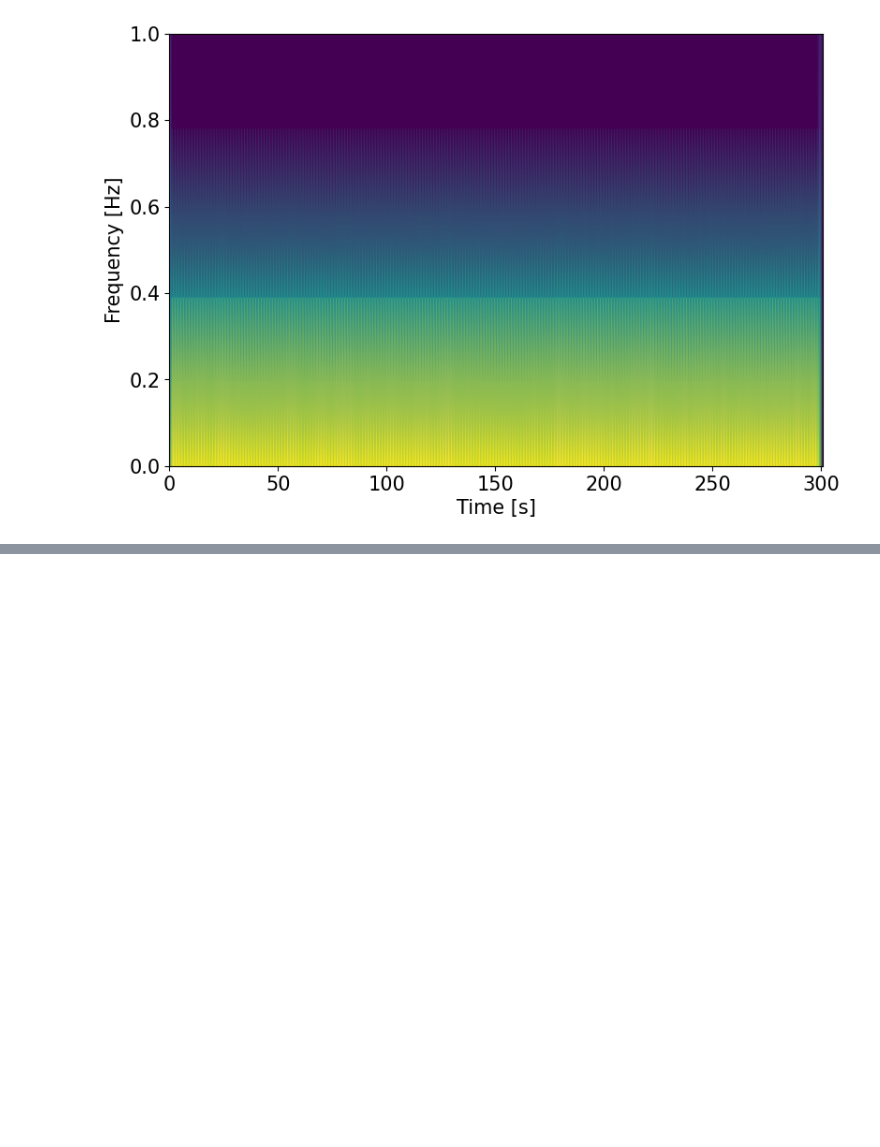
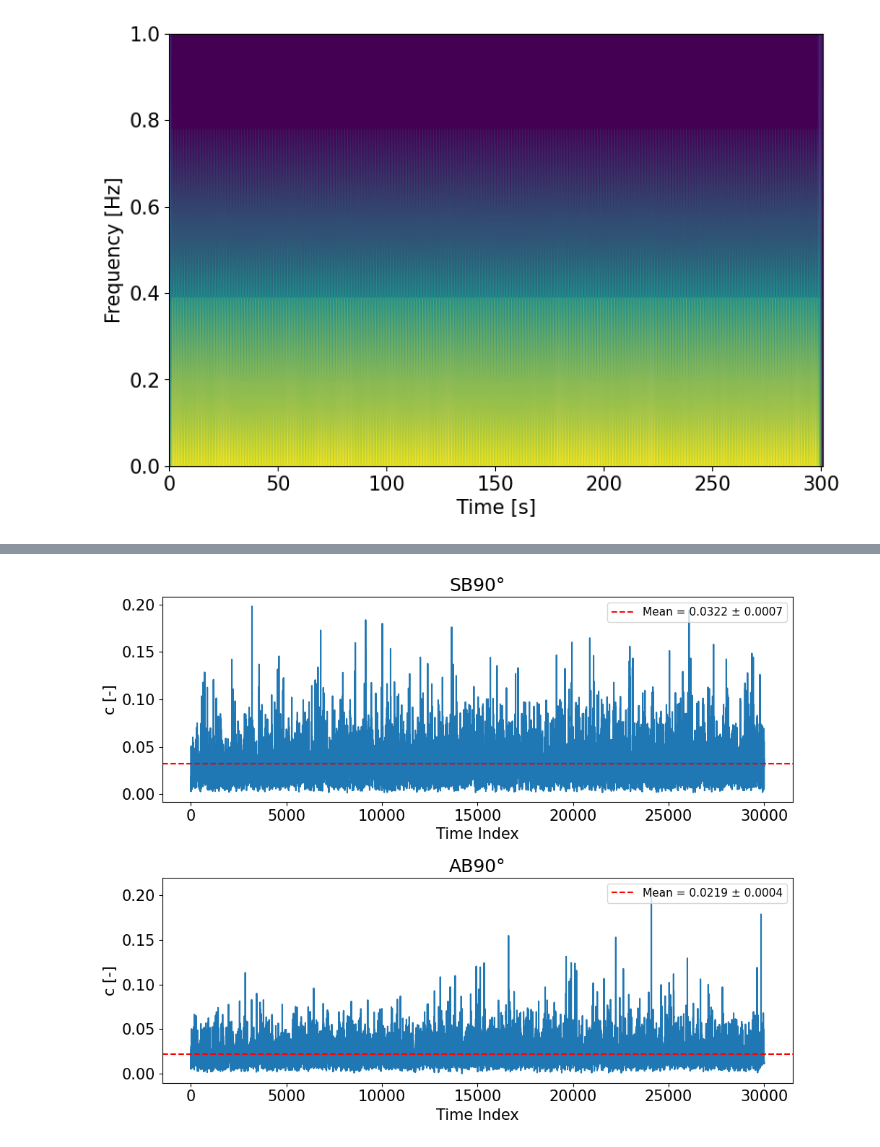
Before and after one commit to noradoralaexploradora/windtunnelsofware, a Jupyter notebook: DataAnalysis.ipynb, the cells around one changed output, grey strips where cells are left out. Cells and saved outputs as stored; diff of their text form; code cells hidden in the pictures; blank space fills up the shorter version.

```diff
--- a/DataAnalysis.ipynb
+++ b/DataAnalysis.ipynb
@@ -540,3 +599,35 @@ deviation: 1.85 %
 # %%
-for file in files:
-    plt.plot(conc_ts[name][file])
+def plot_timeseries_with_mean(ax, ts_data, color="tab:blue", mean_color="red",uncertainty_percent = 2.03):
+    title = ts_data.config_name
+    series = ts_data.c_star
+    mean_val = float(np.mean(series))
+    #std_val = np.std(series)
+    #p95_val = np.percentile(series, 95)
+
+    abs_error = mean_val * (uncertainty_percent / 100)
+    # Zeitserie
+    ax.plot(series, color=color, label="_nolegend_")
+
+    # Mittelwertlinie
+    ax.axhline(
+        mean_val, color=mean_color, linestyle="--",label=f"Mean = {mean_val:.4f} ± {abs_error:.4f}")
+    ax.set_xlabel("Time Index")
+    ax.set_ylabel("c [-]")
+    ax.set_title(title)
+    ax.legend(loc="upper right", fontsize=11)
+    ax.tick_params(axis="x", which="both", bottom=True, top=False)
+
+
+# Richtige Zeitserien laden
+ts1 = conc_ts[namelist[0]]["UBA_thesis_036.ts#0"]
+ts2 = conc_ts[namelist[0]]["UBA_thesis_022.ts#0"]
+
+fig, axes = plt.subplots(2, 1, figsize=(10, 8), sharex=False)
+
+plot_timeseries_with_mean(axes[0], ts1, color="tab:blue", mean_color="red")
+plot_timeseries_with_mean(axes[1], ts2, color="tab:blue", mean_color="red")
+
+plt.tight_layout()
+plt.show()
+# %% [output]
+[figure, added]
```
Also changed, not shown: parts of 10 cells of this notebook, 1 other file.
